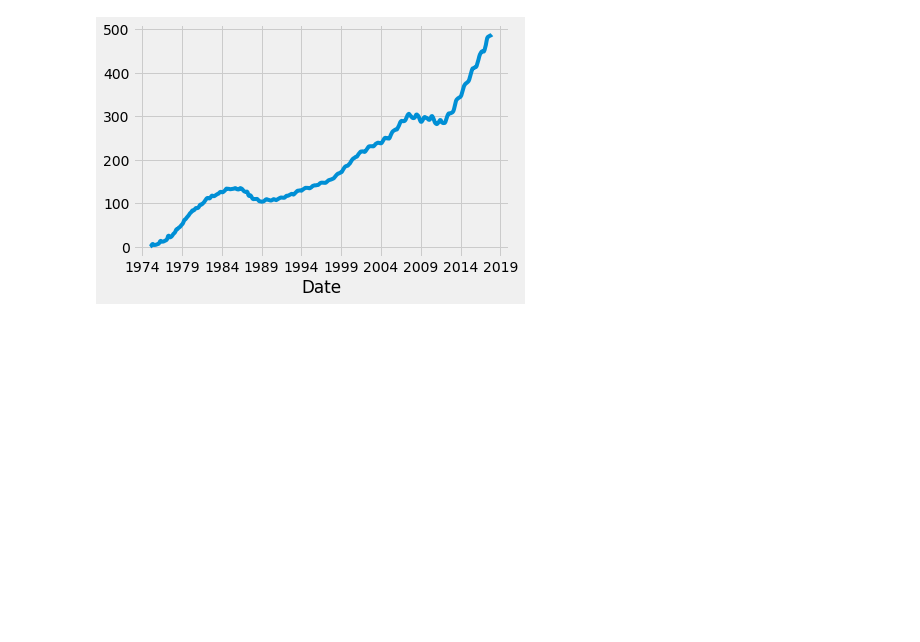
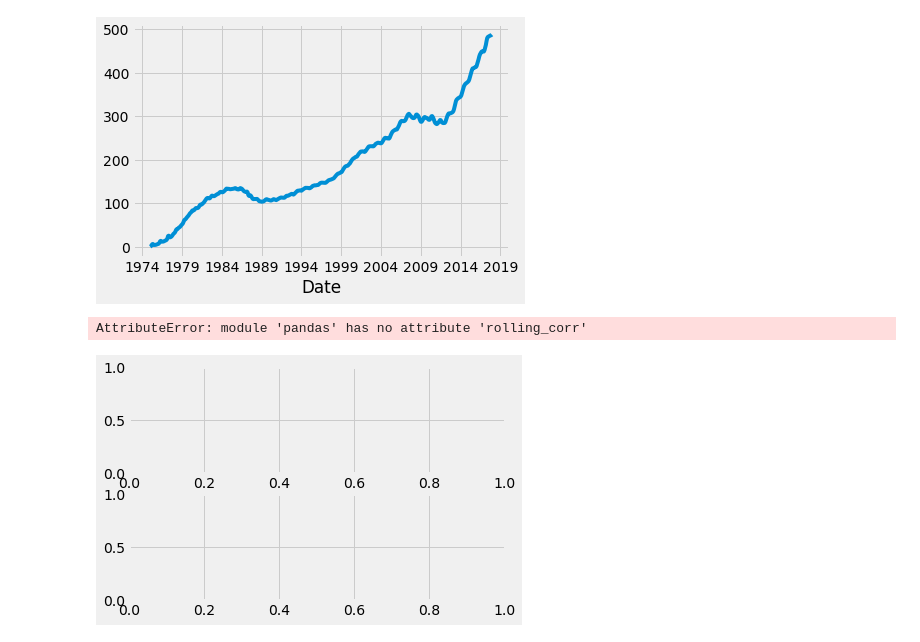
Before and after one commit to vijayPagi/Data-Analysis, a Jupyter notebook: Real Estate Dataset.ipynb, the cells around one changed output. Cells and saved outputs as stored; diff of their text form; code cells hidden in the pictures; blank space fills up the shorter version.

```diff
--- a/Real Estate Dataset.ipynb
+++ b/Real Estate Dataset.ipynb
@@ -501,3 +505,12 @@ plt.legend().remove()
 plt.show()
 # %% [output]
 [figure]
+# %%
+figu = plt.figure()
+ax1 = plt.subplot2grid((2,1),(0,0))
+ax2 = plt.subplot2grid((2,1),(1,0),sharex = ax1)
+
+TX_AK_12corr = pd.rolling_corr(main_df_retrieved_new['TX'], main_df_retrieved_new['AK'],12)
+# %% [output]
+AttributeError: module 'pandas' has no attribute 'rolling_corr'
+[figure, added]
```
Also changed, not shown: parts of 2 cells of this notebook, 1 other file.
